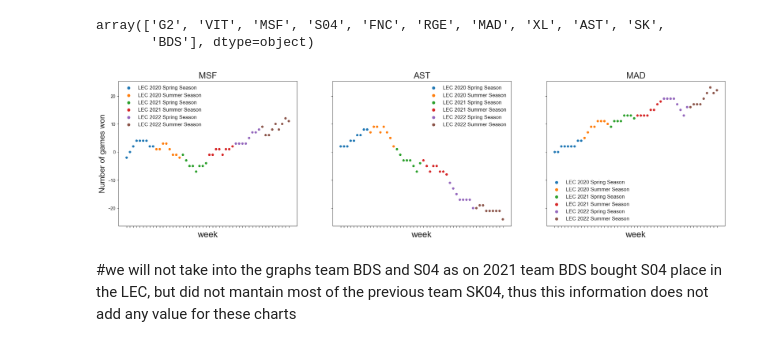
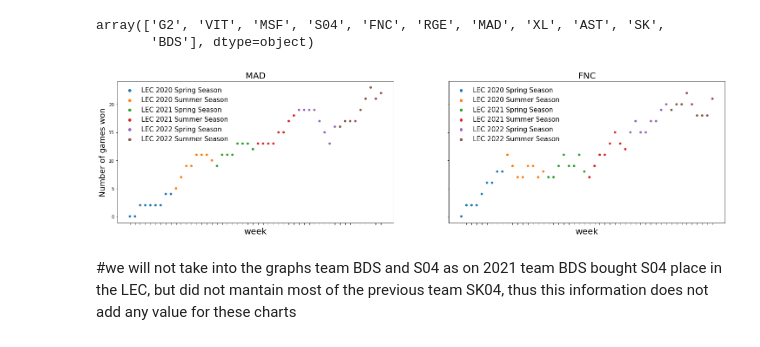
Before and after one commit to danieldv96/capstone_project_LEC_Data_analysis, a Jupyter notebook: league.ipynb, the cells around one changed output. Saved outputs shown, nothing was run; the diff lists cells and outputs as text; code cells hidden in the pictures.

```diff
--- a/league.ipynb
+++ b/league.ipynb
@@ -73,25 +105,26 @@ df['team_1_blue_side'].unique()
 array(['G2', 'VIT', 'MSF', 'S04', 'FNC', 'RGE', 'MAD', 'XL', 'AST', 'SK',
        'BDS'], dtype=object)
 # %%
-teams = ['MSF','AST','MAD']
 def wintred(teams):
-    fig, axes = plt.subplots(1,3,
+    fig, axes = plt.subplots(1,2,
                         figsize=(25,6),
                         sharey=True)
 
-    for i in range(3):
+    for i in range(2):
         sns.scatterplot(data=dfwins,x="season_week",
         y=f'{teams[i]}win', hue="season",ax=axes[i] )
         axes[i].set_title(f'{teams[i]}')
-    for i in range(3):
+    for i in range(2):
         axes[i].set_title(f'{teams[i]}',fontsize=20)
         axes[i].set_xticklabels([])
         axes[i].set_xlabel("week",fontsize=20)
-        axes[i].legend(frameon=False,fontsize=12)
+        axes[i].legend(frameon=False,fontsize=15)
     axes[0].set_ylabel("Number of games won",fontsize=18)
-wintred(teams)
-# %% [output]
-[figure, removed]
+# %%
+teams = ['MAD','FNC']
+wintred(teams)
+# %% [output]
+[figure, added]
 # %% [markdown]
 #we will not take into the graphs team BDS and S04 as on 2021 team BDS bought S04 place in the LEC, but did not mantain most of the previous team SK04, thus this information does not add any value for these charts
 # %%
```
Also changed, not shown: parts of 9 cells of this notebook, 2 other files.
